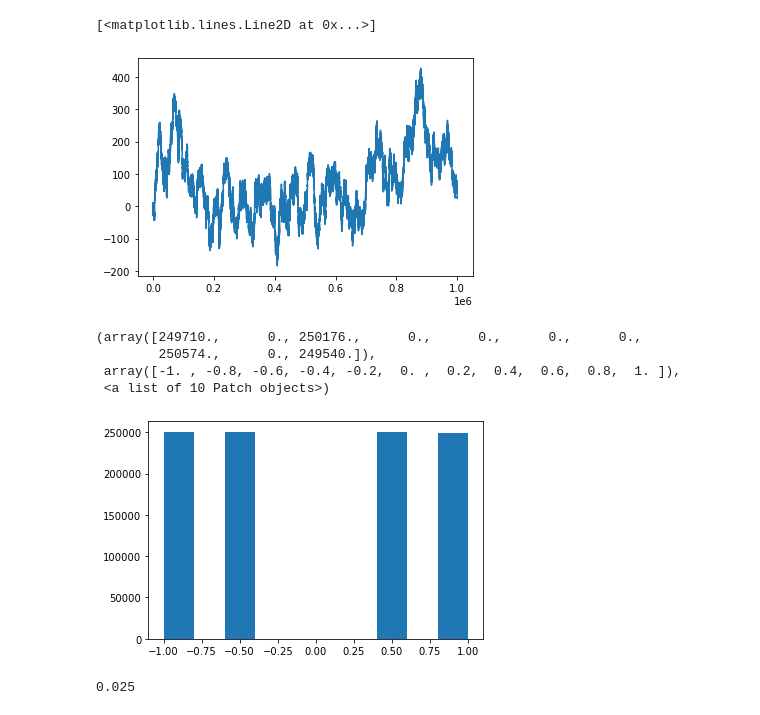
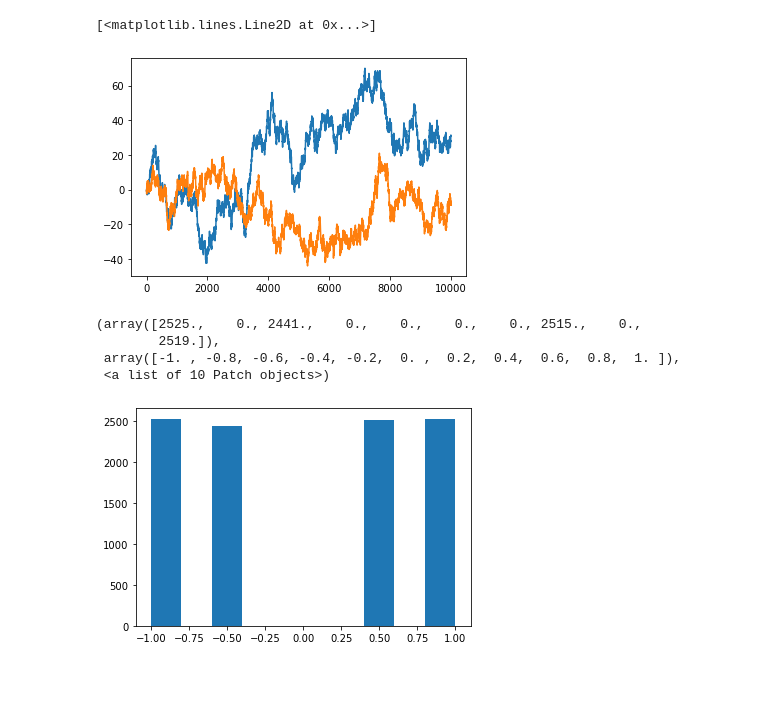
Before and after one commit to damienwmartin/MetaLearning2020, a Jupyter notebook: Rebel/Tournament.ipynb, the cells around one changed output. Drawn from its saved outputs; the diff is of its cells as text; code cells hidden in the pictures; blank space fills up the shorter version.

```diff
--- a/Rebel/Tournament.ipynb
+++ b/Rebel/Tournament.ipynb
@@ -8,7 +9,7 @@ game = CoinGame()
 # %%
 def run_tournament(players, game, num_games = 100):
     scores = []
-    for i in range(num_games):
+    for i in tqdm(range(num_games)):
         h1,h2 = game.sample_hands()
         agents = [players[0](game, h1), players[1](game, h2)]
         current_state = ('root',)
@@ -29,2 +26,6 @@ True
 # %%
-results = run_tournament(players, game, 1000000)
+results1 = run_tournament(players, game, 10000)
+# %%
+players = [rebel_player, random_player]
+# %%
+results2 = run_tournament(players, game, 10000)
@@ -31,17 +50,14 @@ results = run_tournament(players, game, 1000000)
 # %%
-plt.plot(results.cumsum())
+plt.plot(results1.cumsum())
+plt.plot(results2.cumsum())
 # %% [output]
 [<matplotlib.lines.Line2D at 0x...>]
-[figure, old version]
+[figure, new version]
 # %%
-plt.hist(results)
+plt.hist(results1)
 # %% [output]
-(array([249710.,      0., 250176.,      0.,      0.,      0.,      0.,
-        250574.,      0., 249540.]),
+(array([2525.,    0., 2441.,    0.,    0.,    0.,    0., 2515.,    0.,
+        2519.]),
  array([-1. , -0.8, -0.6, -0.4, -0.2,  0. ,  0.2,  0.4,  0.6,  0.8,  1. ]),
  <a list of 10 Patch objects>)
-[figure, old version]
+[figure, new version]
-# %%
-250/10000
-# %% [output]
-0.025
```
Also changed, not shown: parts of 4 cells of this notebook, 1 other file.
